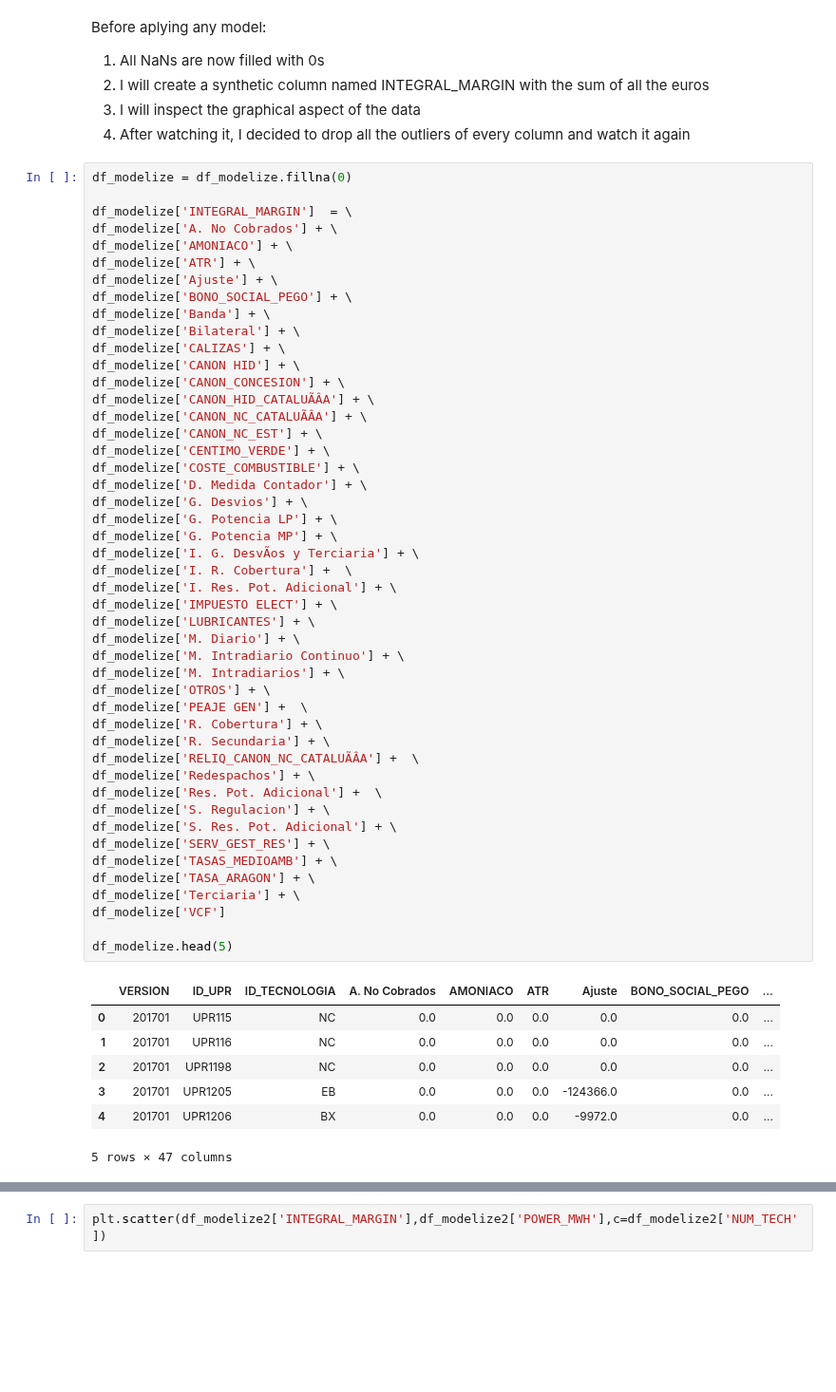
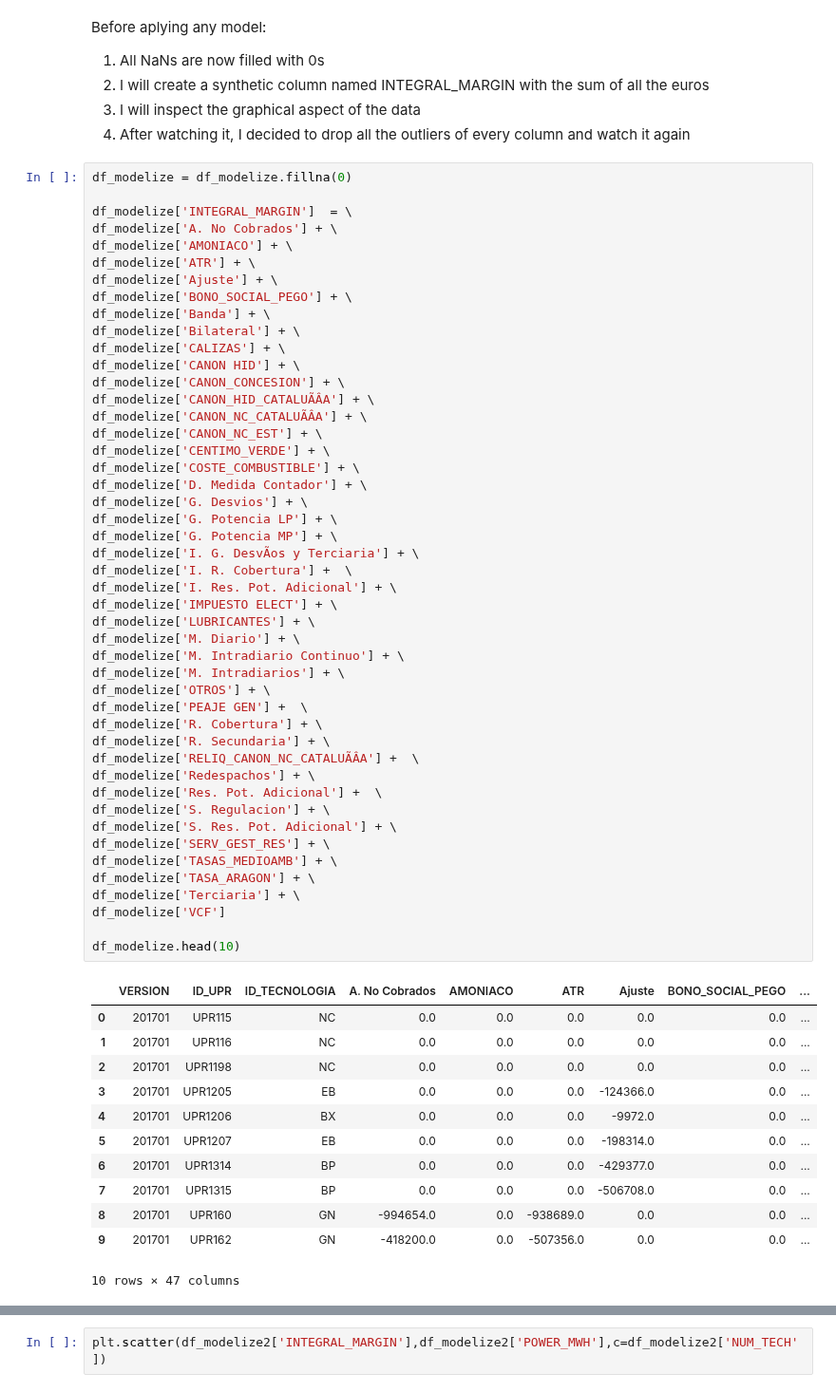
Before and after one commit to davescusope/TFM_Data_Science, a Jupyter notebook: 05. Modeling.ipynb, the cells around one changed output, grey strips where cells are left out. Shown at 95% size. Saved outputs shown, nothing was run; the diff lists cells and outputs as text; blank space fills up the shorter version.

```diff
--- a/05. Modeling.ipynb
+++ b/05. Modeling.ipynb
@@ -70,19 +73,24 @@
 df_modelize['Redespachos'] + \
 df_modelize['Res. Pot. Adicional'] +  \
 df_modelize['S. Regulacion'] + \
 df_modelize['S. Res. Pot. Adicional'] + \
 df_modelize['SERV_GEST_RES'] + \
 df_modelize['TASAS_MEDIOAMB'] + \
 df_modelize['TASA_ARAGON'] + \
 df_modelize['Terciaria'] + \
 df_modelize['VCF']
 
-df_modelize.head(5)
+df_modelize.head(10)
 # %% [output]
 |  | VERSION | ID_UPR | ID_TECNOLOGIA | A. No Cobrados | AMONIACO | ATR | Ajuste | BONO_SOCIAL_PEGO | ... |
 | 0 | 201701 | UPR115 | NC | 0.0 | 0.0 | 0.0 | 0.0 | 0.0 | ... |
 | 1 | 201701 | UPR116 | NC | 0.0 | 0.0 | 0.0 | 0.0 | 0.0 | ... |
 | 2 | 201701 | UPR1198 | NC | 0.0 | 0.0 | 0.0 | 0.0 | 0.0 | ... |
 | 3 | 201701 | UPR1205 | EB | 0.0 | 0.0 | 0.0 | -124366.0 | 0.0 | ... |
 | 4 | 201701 | UPR1206 | BX | 0.0 | 0.0 | 0.0 | -9972.0 | 0.0 | ... |
+| 5 | 201701 | UPR1207 | EB | 0.0 | 0.0 | 0.0 | -198314.0 | 0.0 | ... |
+| 6 | 201701 | UPR1314 | BP | 0.0 | 0.0 | 0.0 | -429377.0 | 0.0 | ... |
+| 7 | 201701 | UPR1315 | BP | 0.0 | 0.0 | 0.0 | -506708.0 | 0.0 | ... |
+| 8 | 201701 | UPR160 | GN | -994654.0 | 0.0 | -938689.0 | 0.0 | 0.0 | ... |
+| 9 | 201701 | UPR162 | GN | -418200.0 | 0.0 | -507356.0 | 0.0 | 0.0 | ... |
-5 rows × 47 columns
+10 rows × 47 columns
```
Also changed, not shown: parts of 38 cells of this notebook, 1 other file.
